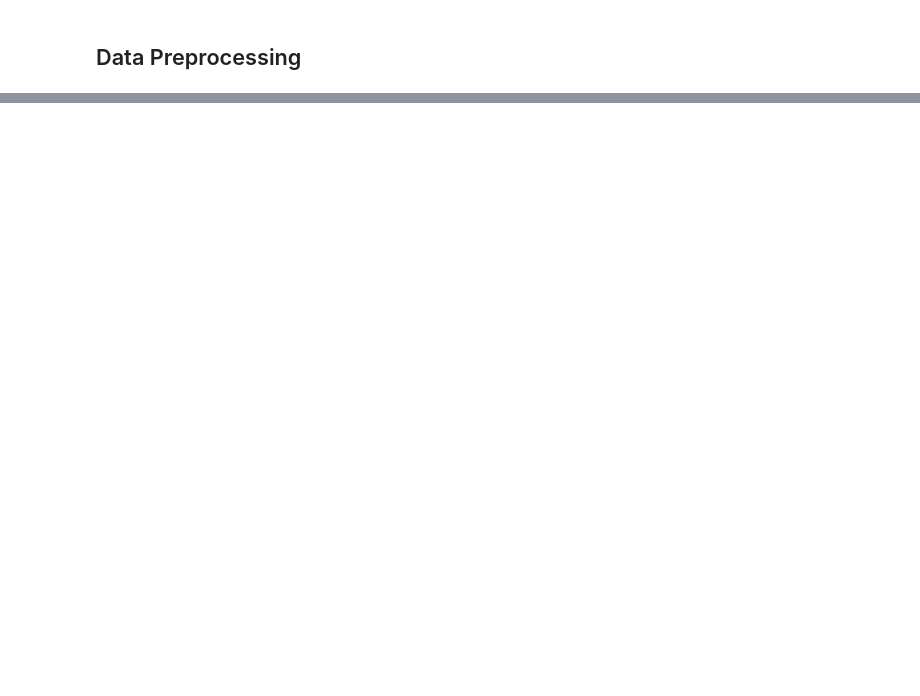
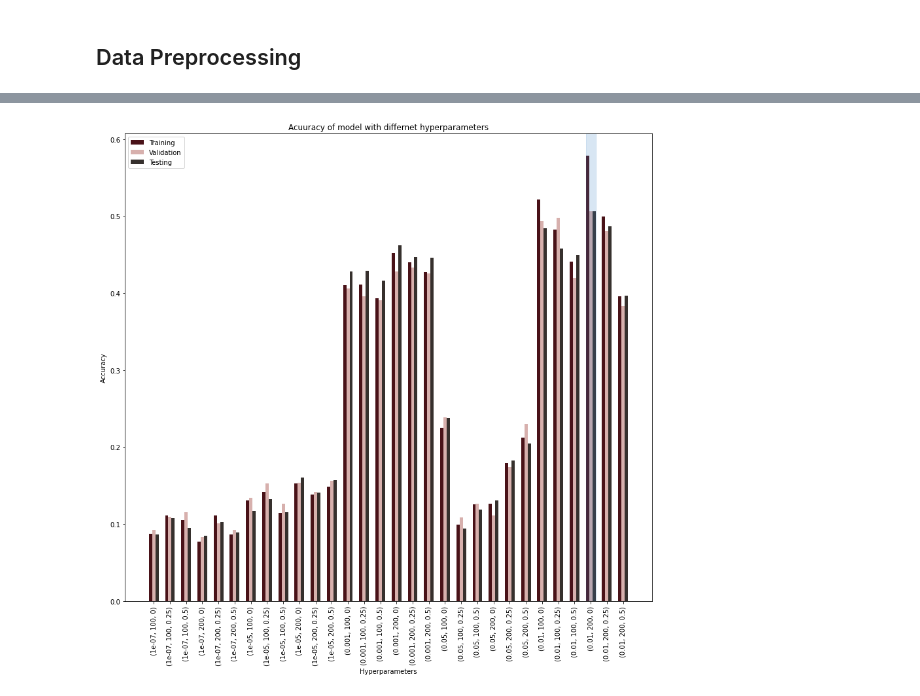
Before and after one commit to YarinBou/Deep-Learning, a Jupyter notebook: HW2.ipynb, the cells around one changed output, grey strips where cells are left out. Drawn from its saved outputs; the diff is of its cells as text; code cells hidden in the pictures; blank space fills up the shorter version.

```diff
--- a/HW2.ipynb
+++ b/HW2.ipynb
@@ -712,0 +972,38 @@ The End
+# %%
+labels = list(results.keys())
+temp = list(results.values())
+train_acc = [x[0] for x in temp]
+val_acc = [x[1] for x in temp]
+
+test_acc = list(test_res.values())
+test_keys = list(test_res.keys())
+
+best_model = test_keys[test_acc.index(max(test_acc))]
+best_model_index = test_keys.index(best_model)
+
+X_axis = np.arange(len(labels))
+
+
+fig, ax = plt.subplots()
+
+plt.bar(X_axis - 0.2, train_acc, 0.2, label = 'Training', color='#491218')
+plt.bar(X_axis, val_acc, 0.2, label = 'Validation', color='#d7b0ad')
+plt.bar(X_axis + 0.2, test_acc, 0.2, label = 'Testing', color='#36302d')
+plt.axvspan(best_model_index - 0.3, best_model_index + 0.3, color='#3d85c6', alpha=0.2)
+
+# remove spines
+# ax.spines['right'].set_visible(False)
+# ax.spines['top'].set_visible(False)
+
+plt.xticks(X_axis, labels)
+plt.xlabel("Hyperparameters")
+plt.ylabel("Accuracy")
+plt.title("Acuuracy of model with differnet hyperparameters")
+plt.xticks(rotation=90)
+ax.legend()
+
+fig.tight_layout()
+
+plt.show()
+# %% [output]
+[figure, added]
```
Also changed, not shown: parts of 87 cells of this notebook.
